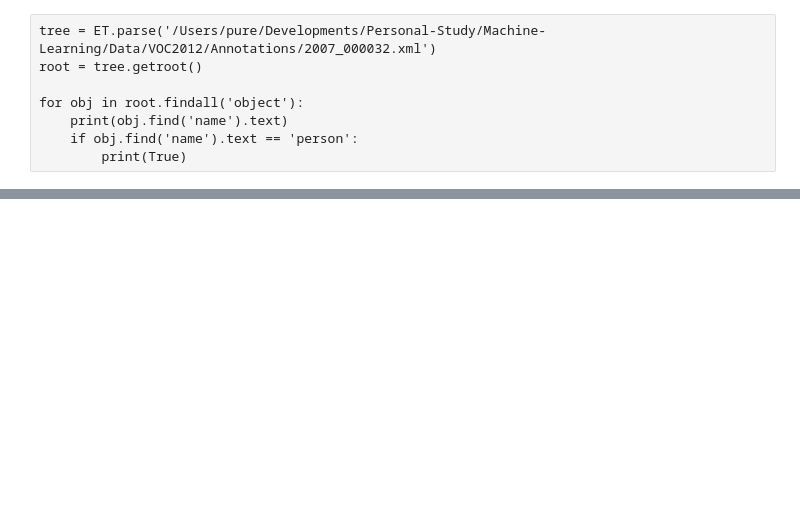
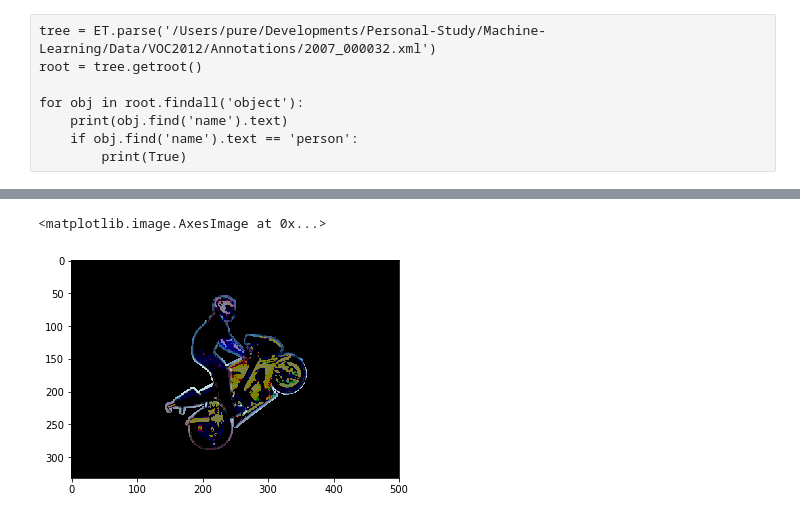
Before and after one commit to liprin1129/Machine-Learning, a Jupyter notebook: TensorFlow/Semantic-Segmentation/FCN_Basic/Find_object_and_write_list.ipynb, the cells around one changed output, grey strips where cells are left out. Drawn from its saved outputs; the diff is of its cells as text; code cells hidden in the pictures; blank space fills up the shorter version.

```diff
--- a/TensorFlow/Semantic-Segmentation/FCN_Basic/Find_object_and_write_list.ipynb
+++ b/TensorFlow/Semantic-Segmentation/FCN_Basic/Find_object_and_write_list.ipynb
@@ -50,0 +144,5 @@ for obj in root.findall('object'):
+# %%
+plt.imshow(cv2.bitwise_and(img_cv, mask_cv))
+# %% [output]
+<matplotlib.image.AxesImage at 0x...>
+[figure, added]
```
Also changed, not shown: parts of 19 cells of this notebook, 2 other files.
